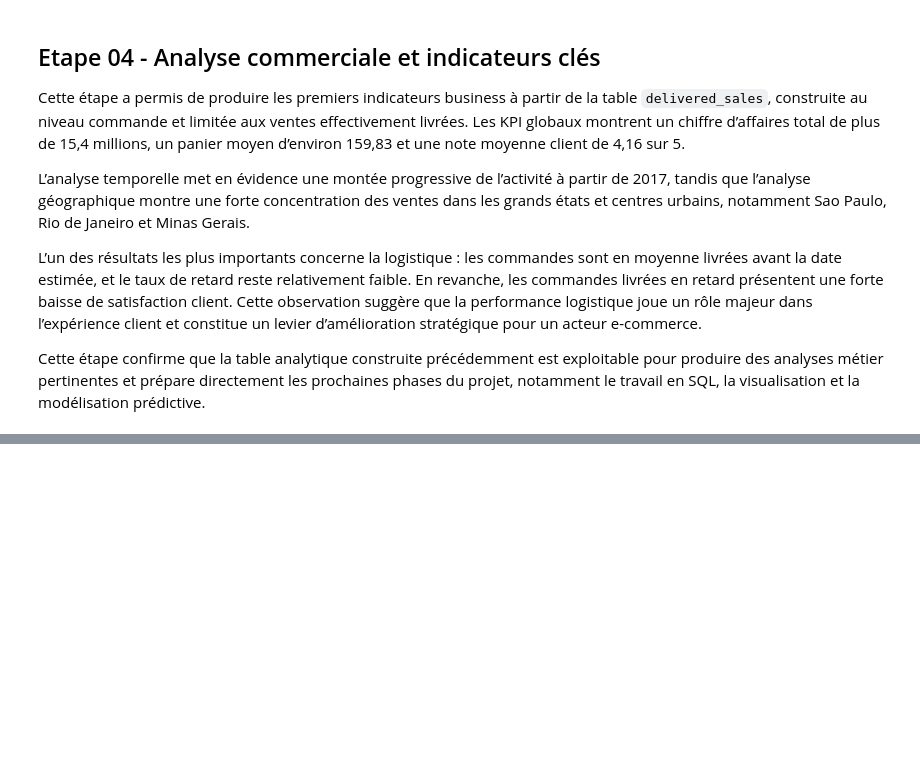
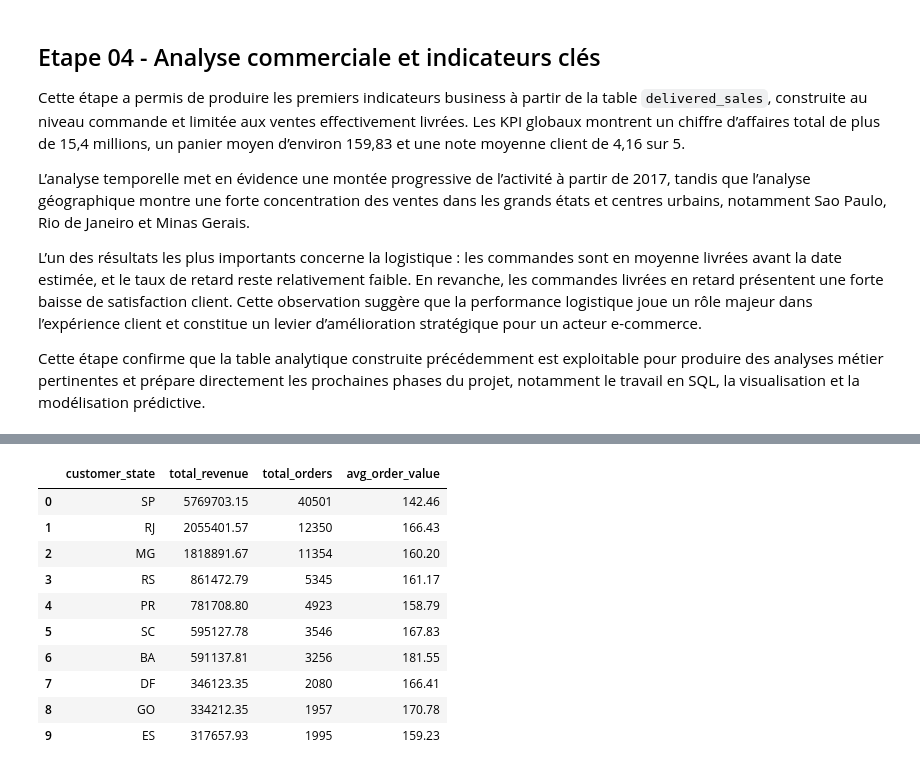
Before and after one commit to paulbelleguic/ecommerce-sales-analytics, a Jupyter notebook: notebooks/01_data_audit.ipynb, the cells around one changed output, grey strips where cells are left out. Cells and saved outputs as stored; diff of their text form; code cells hidden in the pictures; blank space fills up the shorter version.

```diff
--- a/notebooks/01_data_audit.ipynb
+++ b/notebooks/01_data_audit.ipynb
@@ -660,0 +663,8 @@ Cette étape confirme que la table analytique construite précédemment est expl
+# %%
+import sqlite3
+from pathlib import Path
+
+DB_PATH = Path("../data/processed/ecommerce.db")
+conn = sqlite3.connect(DB_PATH)
+
+print(DB_PATH)
@@ -660,0 +744,26 @@ Cette étape confirme que la table analytique construite précédemment est expl
+# %%
+query = """
+SELECT
+    customer_state,
+    ROUND(SUM(total_order_value), 2) AS total_revenue,
+    COUNT(order_id) AS total_orders,
+    ROUND(AVG(total_order_value), 2) AS avg_order_value
+FROM delivered_sales
+GROUP BY customer_state
+ORDER BY total_revenue DESC
+LIMIT 10;
+"""
+
+pd.read_sql_query(query, conn)
+# %% [output]
+|  | customer_state | total_revenue | total_orders | avg_order_value |
+| 0 | SP | 5769703.15 | 40501 | 142.46 |
+| 1 | RJ | 2055401.57 | 12350 | 166.43 |
+| 2 | MG | 1818891.67 | 11354 | 160.20 |
+| 3 | RS | 861472.79 | 5345 | 161.17 |
+| 4 | PR | 781708.80 | 4923 | 158.79 |
+| 5 | SC | 595127.78 | 3546 | 167.83 |
+| 6 | BA | 591137.81 | 3256 | 181.55 |
+| 7 | DF | 346123.35 | 2080 | 166.41 |
+| 8 | GO | 334212.35 | 1957 | 170.78 |
+| 9 | ES | 317657.93 | 1995 | 159.23 |
```
Also changed, not shown: parts of 12 cells of this notebook.
